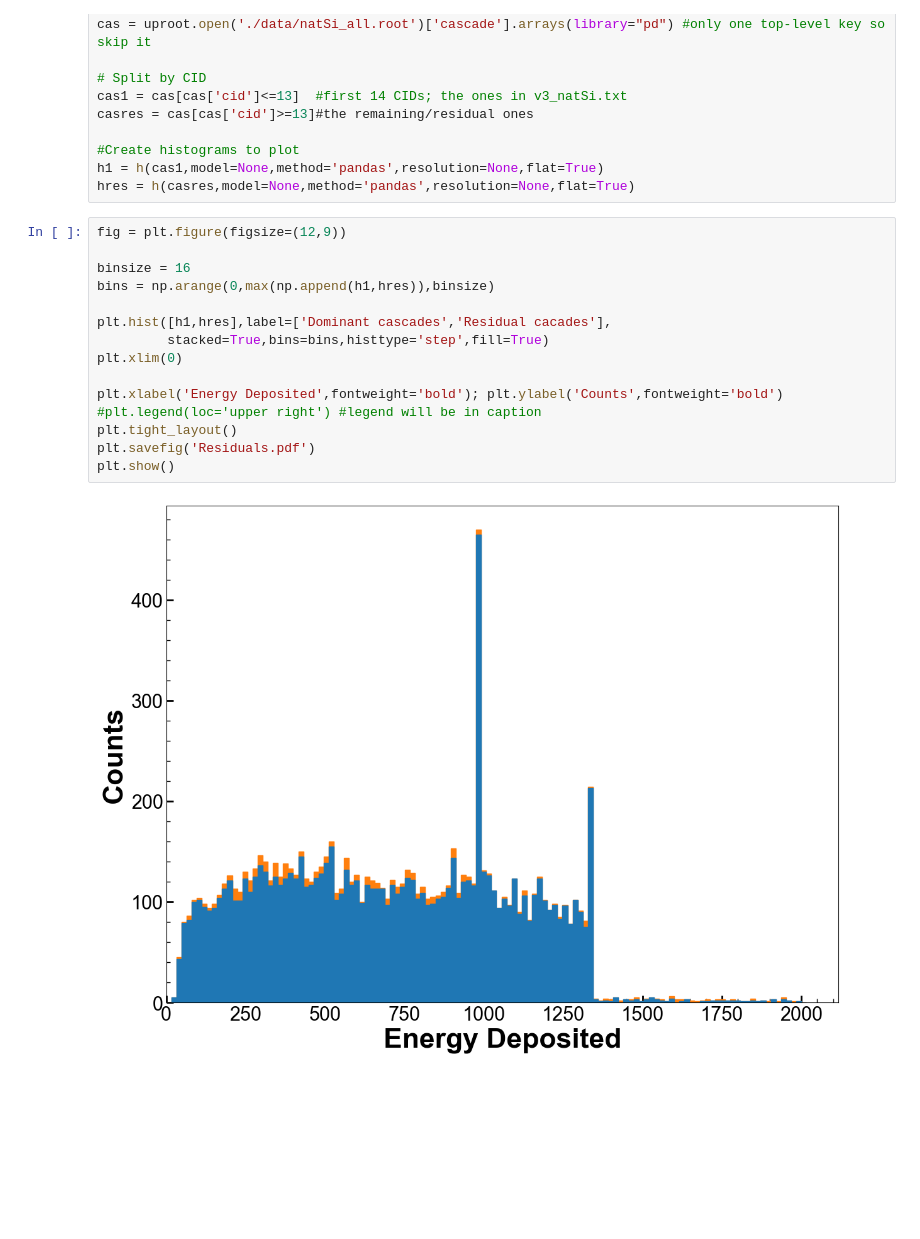
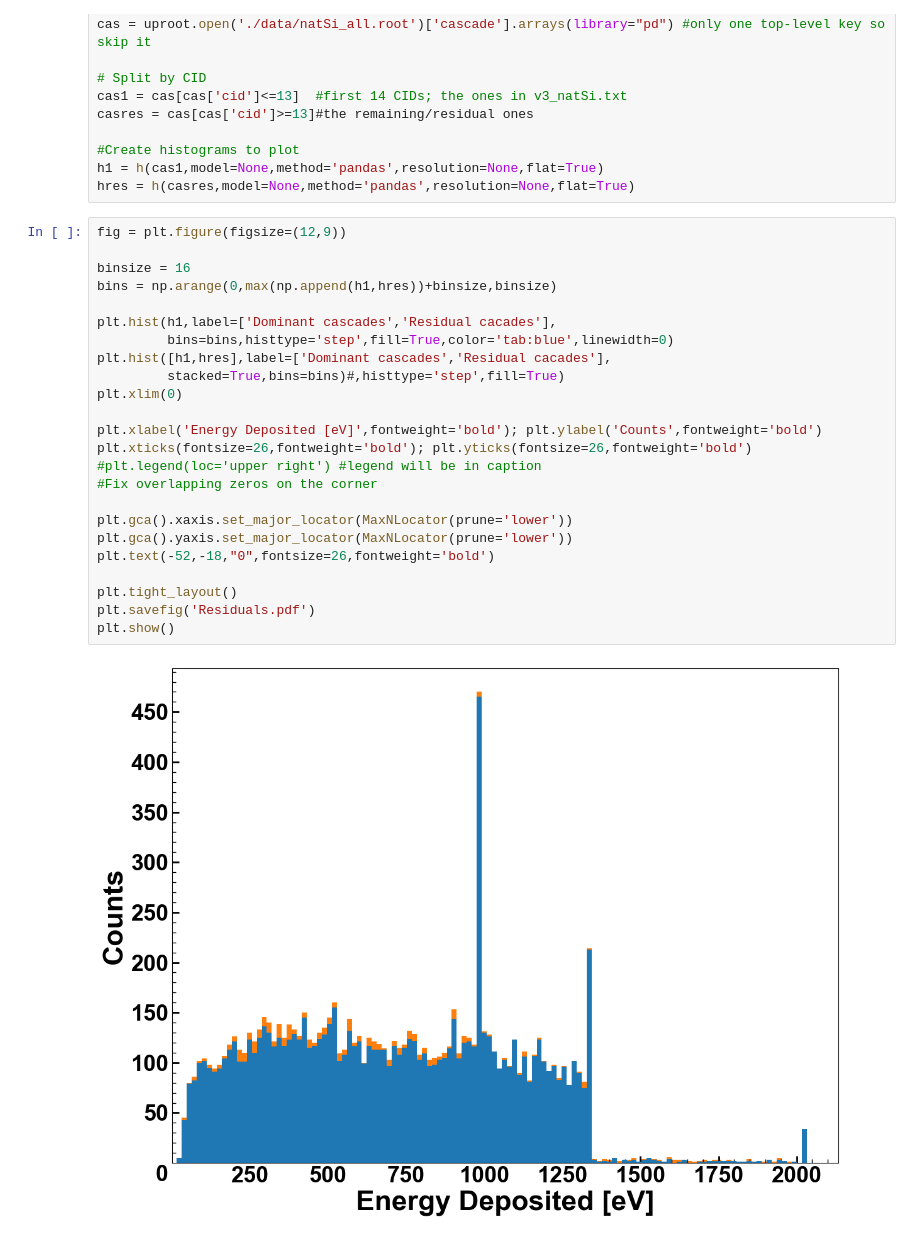
Before and after one commit to villano-lab/nrCascadeSim, a Jupyter notebook: example-usecase/Residuals.ipynb, the cells around one changed output. Drawn from its saved outputs; the diff is of its cells as text; blank space fills up the shorter version.

```diff
--- a/example-usecase/Residuals.ipynb
+++ b/example-usecase/Residuals.ipynb
@@ -38,18 +39,27 @@ hres = h(casres,model=None,method='pandas',resolution=None,flat=True)
 # %%
 fig = plt.figure(figsize=(12,9))
 
 binsize = 16
-bins = np.arange(0,max(np.append(h1,hres)),binsize)
+bins = np.arange(0,max(np.append(h1,hres))+binsize,binsize)
 
+plt.hist(h1,label=['Dominant cascades','Residual cacades'],
+         bins=bins,histtype='step',fill=True,color='tab:blue',linewidth=0)
 plt.hist([h1,hres],label=['Dominant cascades','Residual cacades'],
-         stacked=True,bins=bins,histtype='step',fill=True)
+         stacked=True,bins=bins)#,histtype='step',fill=True)
 plt.xlim(0)
 
-plt.xlabel('Energy Deposited',fontweight='bold'); plt.ylabel('Counts',fontweight='bold')
+plt.xlabel('Energy Deposited [eV]',fontweight='bold'); plt.ylabel('Counts',fontweight='bold')
+plt.xticks(fontsize=26,fontweight='bold'); plt.yticks(fontsize=26,fontweight='bold')
 #plt.legend(loc='upper right') #legend will be in caption
+#Fix overlapping zeros on the corner
+
+plt.gca().xaxis.set_major_locator(MaxNLocator(prune='lower'))
+plt.gca().yaxis.set_major_locator(MaxNLocator(prune='lower'))
+plt.text(-52,-18,"0",fontsize=26,fontweight='bold')
+
 plt.tight_layout()
 plt.savefig('Residuals.pdf')
 plt.show()
 # %% [output]
-[figure, old version]
+[figure, new version]
 # %%
```
Also changed, not shown: parts of 3 cells of this notebook.
